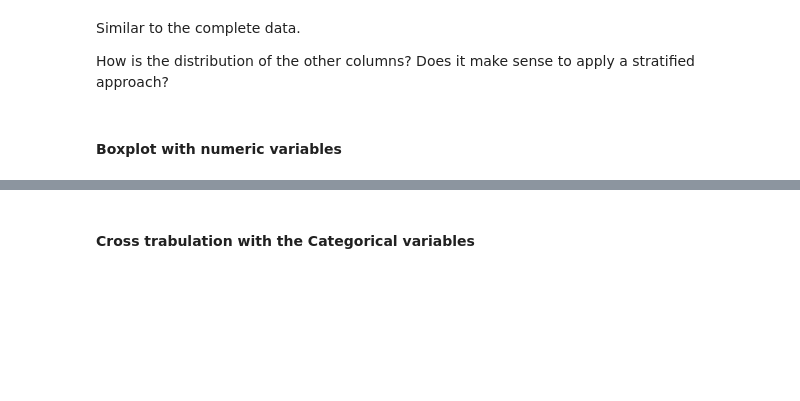
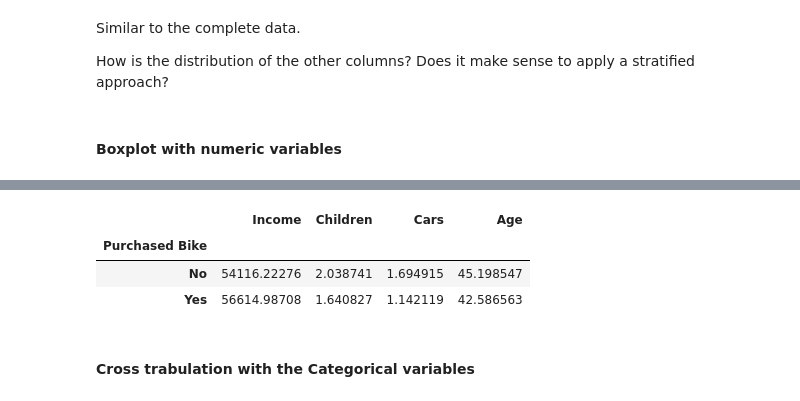
Before and after one commit to estaciolima/bikebuyers, a Jupyter notebook: EDA.ipynb, the cells around one changed output, grey strips where cells are left out. Saved outputs shown, nothing was run; the diff lists cells and outputs as text; code cells hidden in the pictures; blank space fills up the shorter version.

```diff
--- a/EDA.ipynb
+++ b/EDA.ipynb
@@ -126,3 +127,10 @@ sns.boxplot(ax=axes[1], x='Purchased Bike', y='Age', data=df)
+# %%
+df_train.groupby(['Purchased Bike'])[numeric_variables].mean()
+# %% [output]
+|  | Income | Children | Cars | Age |
+| Purchased Bike |  |  |  |  |
+| No | 54116.22276 | 2.038741 | 1.694915 | 45.198547 |
+| Yes | 56614.98708 | 1.640827 | 1.142119 | 42.586563 |
 # %% [markdown]
 #### Cross trabulation with the Categorical variables
 # %% [markdown]
```
Also changed, not shown: parts of 9 cells of this notebook.
